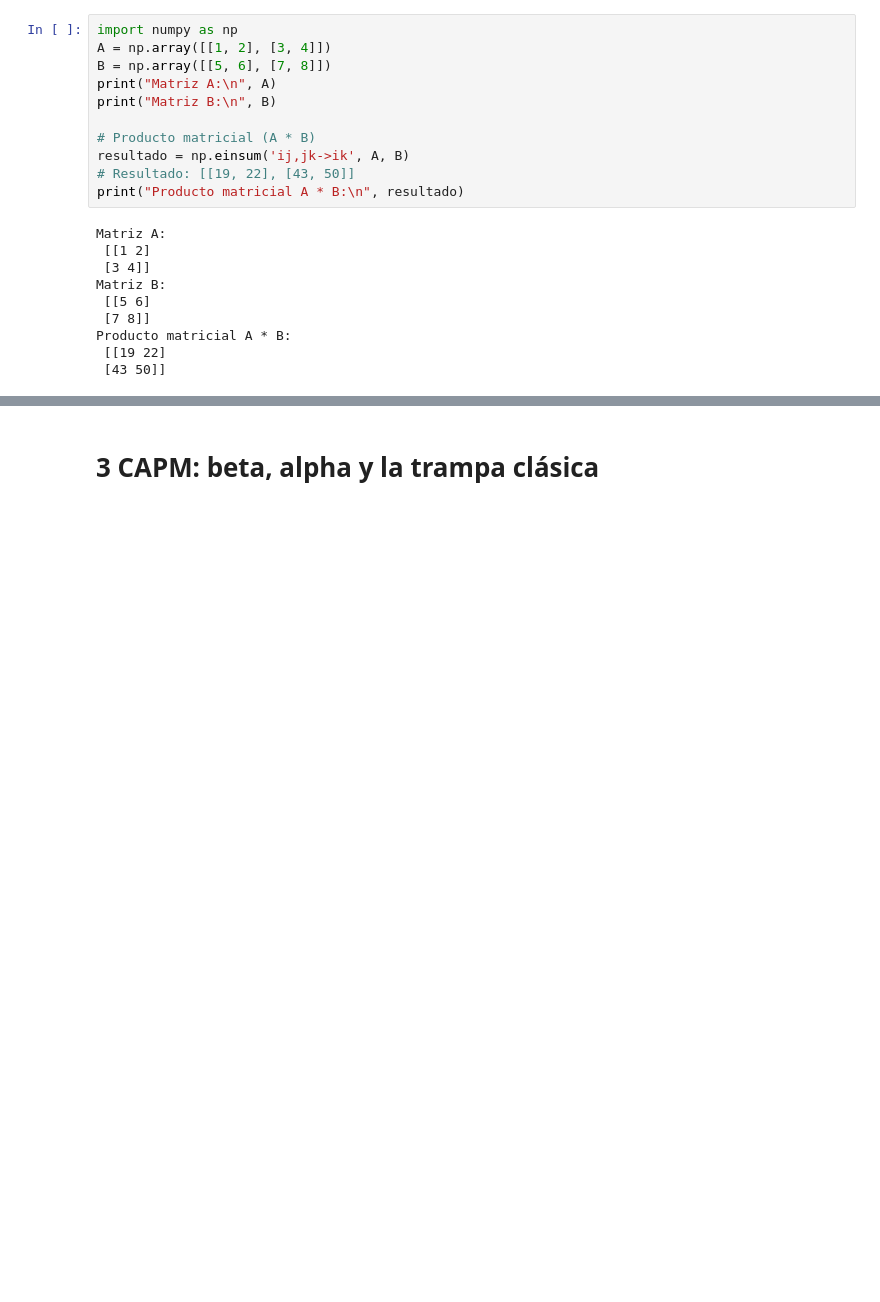
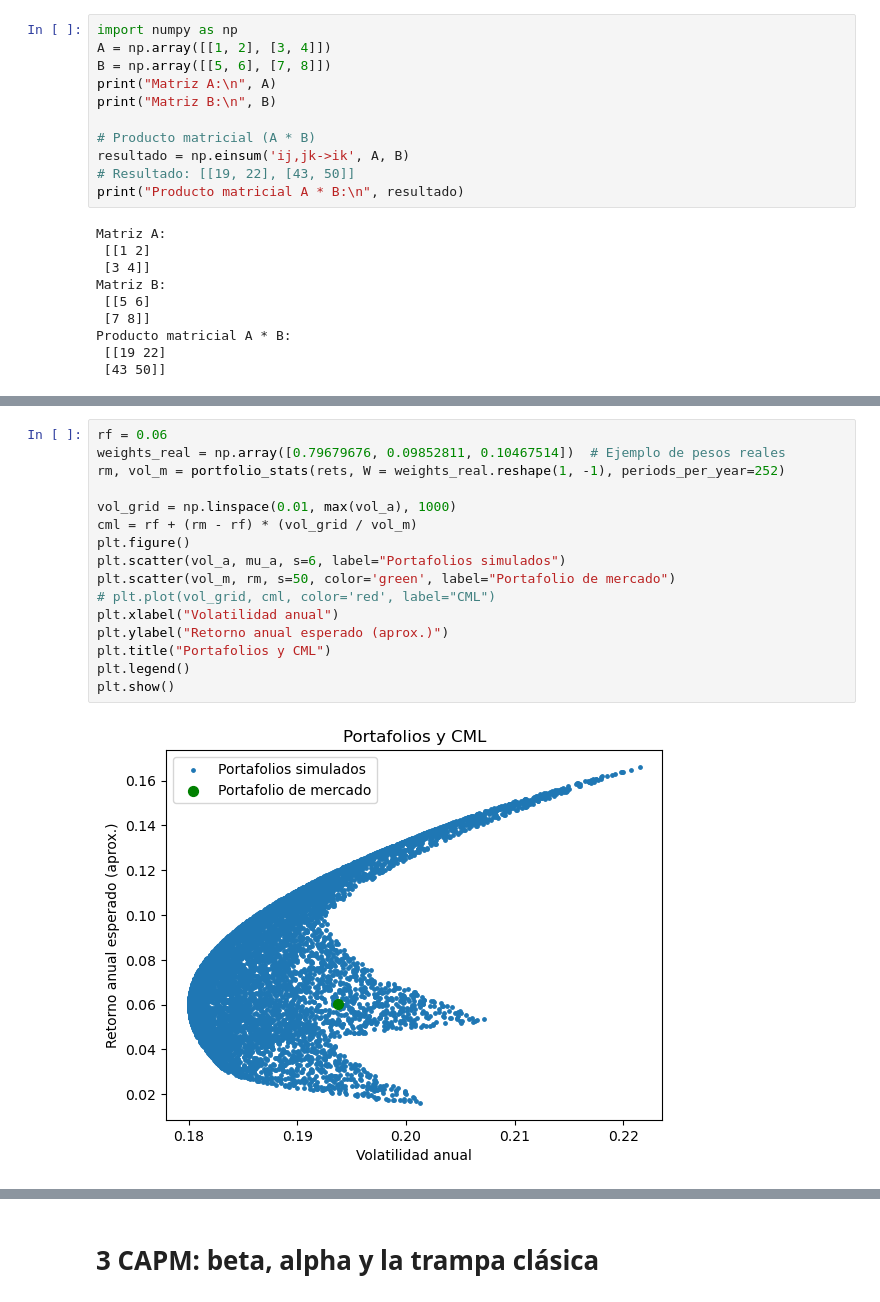
Before and after one commit to ferdlpz/Finanzas-Python, a Jupyter notebook: Modelos de valuacion de activos/Clase_Asset_Pricing.ipynb, the cells around one changed output, grey strips where cells are left out. Drawn from its saved outputs; the diff is of its cells as text; blank space fills up the shorter version.

```diff
--- a/Modelos de valuacion de activos/Clase_Asset_Pricing.ipynb
+++ b/Modelos de valuacion de activos/Clase_Asset_Pricing.ipynb
@@ -147,0 +164,18 @@ plt.show()
+# %%
+rf = 0.06
+weights_real = np.array([0.79679676, 0.09852811, 0.10467514])  # Ejemplo de pesos reales
+rm, vol_m = portfolio_stats(rets, W = weights_real.reshape(1, -1), periods_per_year=252)
+
+vol_grid = np.linspace(0.01, max(vol_a), 1000)
+cml = rf + (rm - rf) * (vol_grid / vol_m)
+plt.figure()
+plt.scatter(vol_a, mu_a, s=6, label="Portafolios simulados")
+plt.scatter(vol_m, rm, s=50, color='green', label="Portafolio de mercado")
+# plt.plot(vol_grid, cml, color='red', label="CML")
+plt.xlabel("Volatilidad anual")
+plt.ylabel("Retorno anual esperado (aprox.)")
+plt.title("Portafolios y CML")
+plt.legend()
+plt.show()
+# %% [output]
+[figure, added]
```
Also changed, not shown: parts of 13 cells of this notebook, 1 other file.
